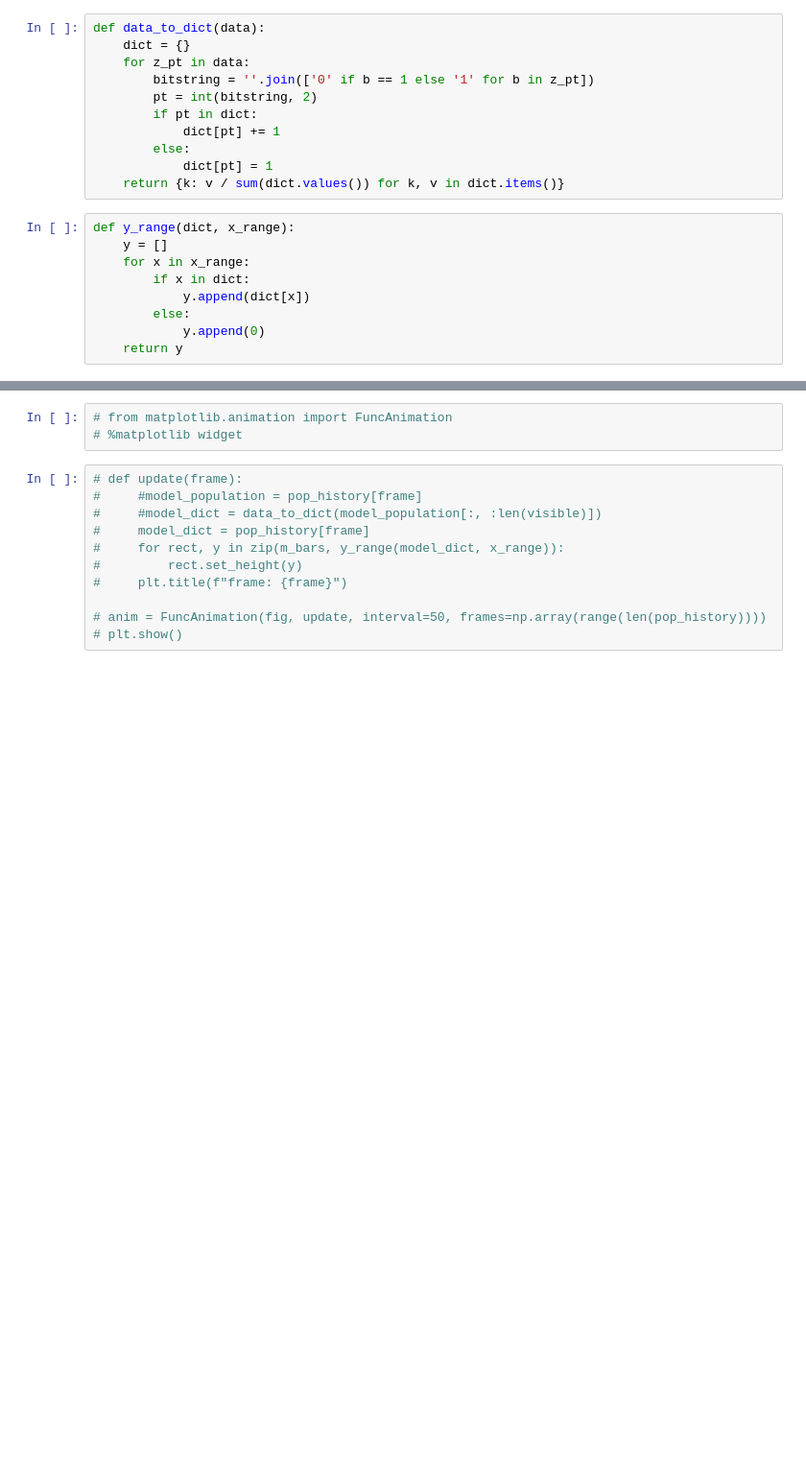
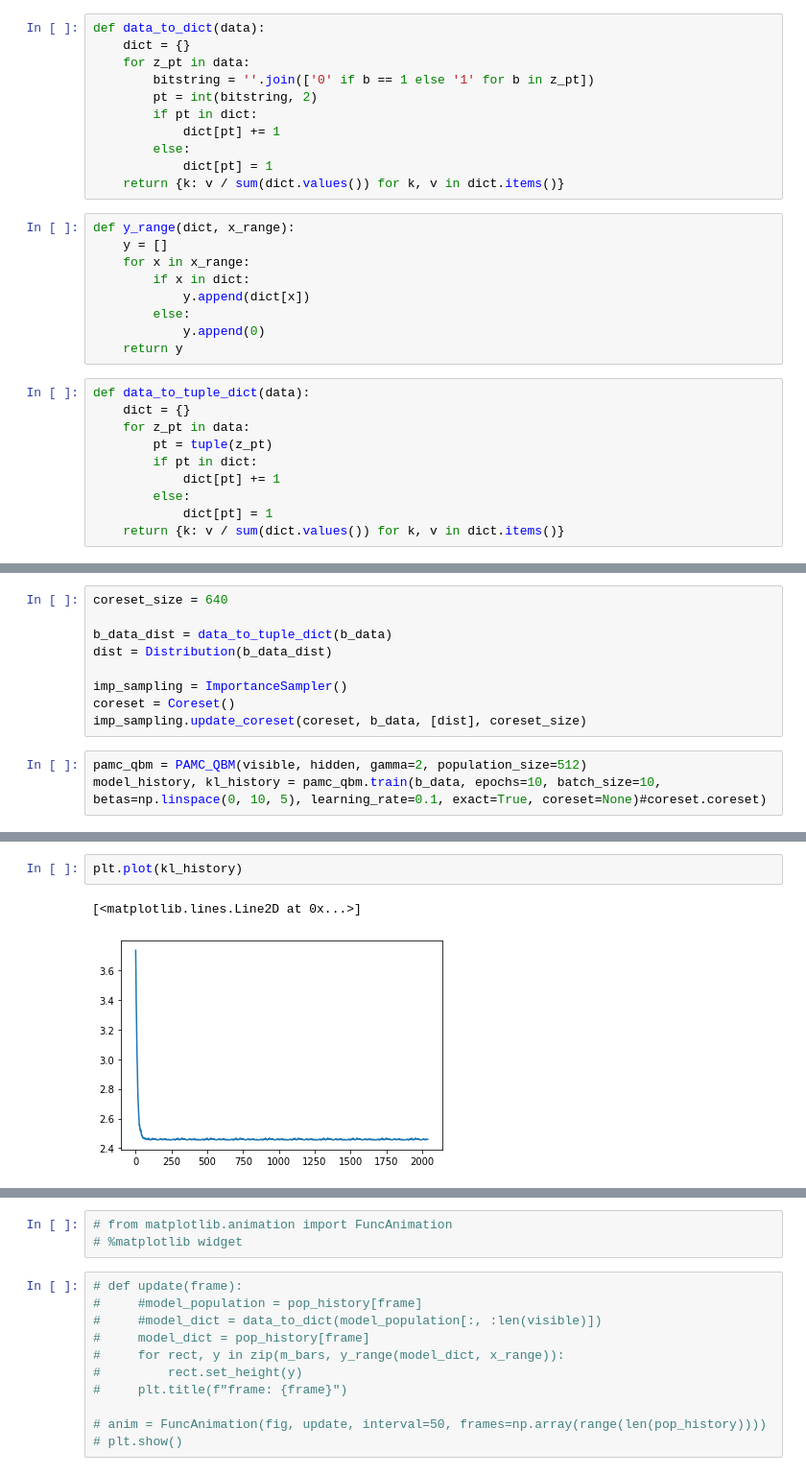
Before and after one commit to jviszlai/Bayesian-inference-coresets, a Jupyter notebook: pamc_qbm_tests.ipynb, the cells around one changed output, grey strips where cells are left out. Shown at 96% size. Saved outputs shown, nothing was run; the diff lists cells and outputs as text; blank space fills up the shorter version.

```diff
--- a/pamc_qbm_tests.ipynb
+++ b/pamc_qbm_tests.ipynb
@@ -108,6 +102,16 @@ def y_range(dict, x_range):
         else:
             y.append(0)
     return y
+# %%
+def data_to_tuple_dict(data):
+    dict = {}
+    for z_pt in data:
+        pt = tuple(z_pt)
+        if pt in dict:
+            dict[pt] += 1
+        else:
+            dict[pt] = 1
+    return {k: v / sum(dict.values()) for k, v in dict.items()}
 # %%
 fig, ax = plt.subplots(figsize=[15,5])
 
@@ -129,0 +140,12 @@ plt.show()
+# %%
+coreset_size = 640
+
+b_data_dist = data_to_tuple_dict(b_data)
+dist = Distribution(b_data_dist)
+
+imp_sampling = ImportanceSampler()
+coreset = Coreset()
+imp_sampling.update_coreset(coreset, b_data, [dist], coreset_size)
+# %%
+pamc_qbm = PAMC_QBM(visible, hidden, gamma=2, population_size=512)
+model_history, kl_history = pamc_qbm.train(b_data, epochs=10, batch_size=10, betas=np.linspace(0, 10, 5), learning_rate=0.1, exact=True, coreset=None)#coreset.coreset)
@@ -129,0 +170,5 @@ plt.show()
+# %%
+plt.plot(kl_history)
+# %% [output]
+[<matplotlib.lines.Line2D at 0x...>]
+[figure, added]
```
Also changed, not shown: parts of 12 cells of this notebook, 6 other files.
